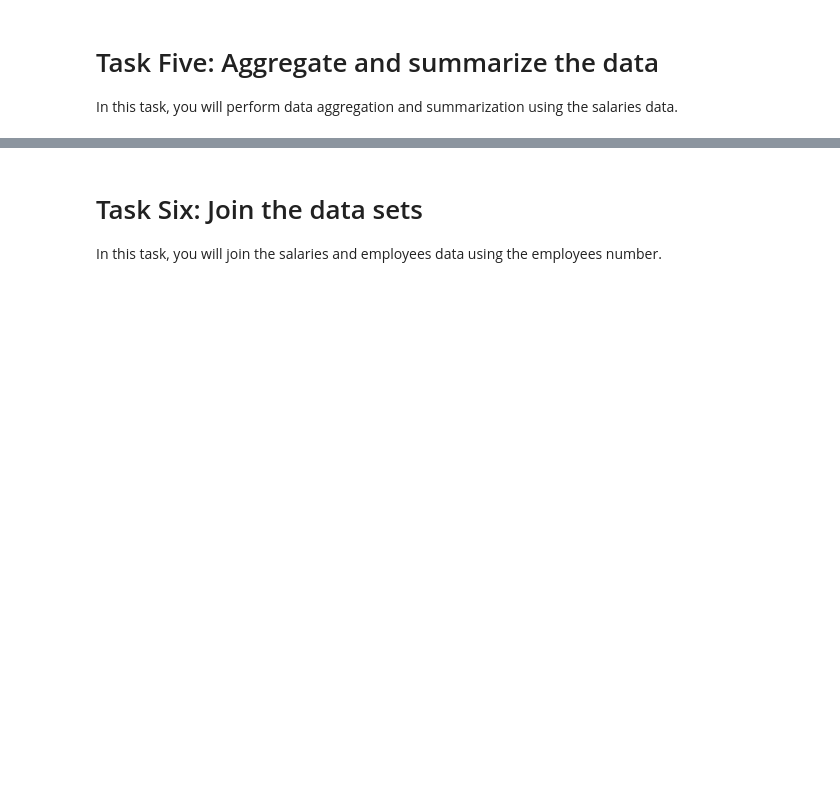
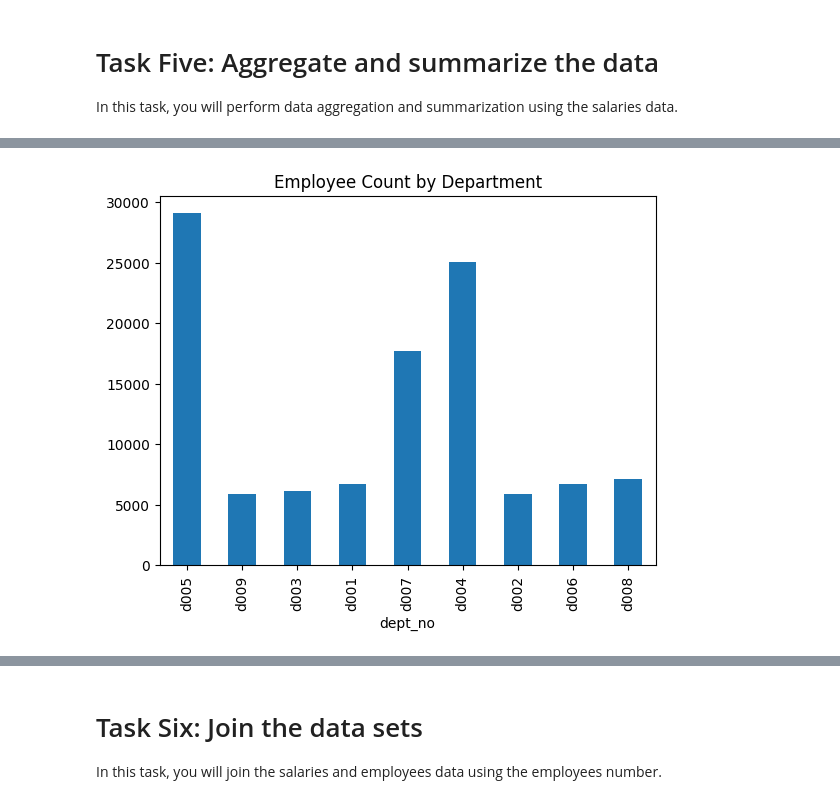
Before and after one commit to KunleAdeyanju/PySpark-Foundations, a Jupyter notebook: projects/PySpark foundations script.ipynb, the cells around one changed output, grey strips where cells are left out. Drawn from its saved outputs; the diff is of its cells as text; code cells hidden in the pictures; blank space fills up the shorter version.

```diff
--- a/projects/PySpark foundations script.ipynb
+++ b/projects/PySpark foundations script.ipynb
@@ -247,2 +263,6 @@ In this task, you will perform data aggregation and summarization using the sala
 # %%
 ## Get the average salary and number of employees in each department
+dept_summary = sal_df.groupBy('dept_no').agg(round(avg('salary'),2).alias('average_salary'), \
+                                             max('salary').alias('max_salary') \
+                                             , countDistinct('emp_no').alias('employee_count'))
+dept_summary.show()
@@ -249,8 +283,12 @@ In this task, you will perform data aggregation and summarization using the sala
 # %%
 ## Convert Spark data frame  to Pandas for visualization
 dept_summary_df = dept_summary.toPandas()
 
 ## Plot the data
+dept_summary_df.plot(kind = 'bar', x = 'dept_no', y = ['employee_count'], title = 'Employee Count by Department', legend = False)
+plt.show()
+# %% [output]
+[figure, added]
 # %%
 ## Retrieve a list of employee numbers and the average salary.
 ## Make sure that you return where the average salary is more than $120,000
```
Also changed, not shown: parts of 16 cells of this notebook.
